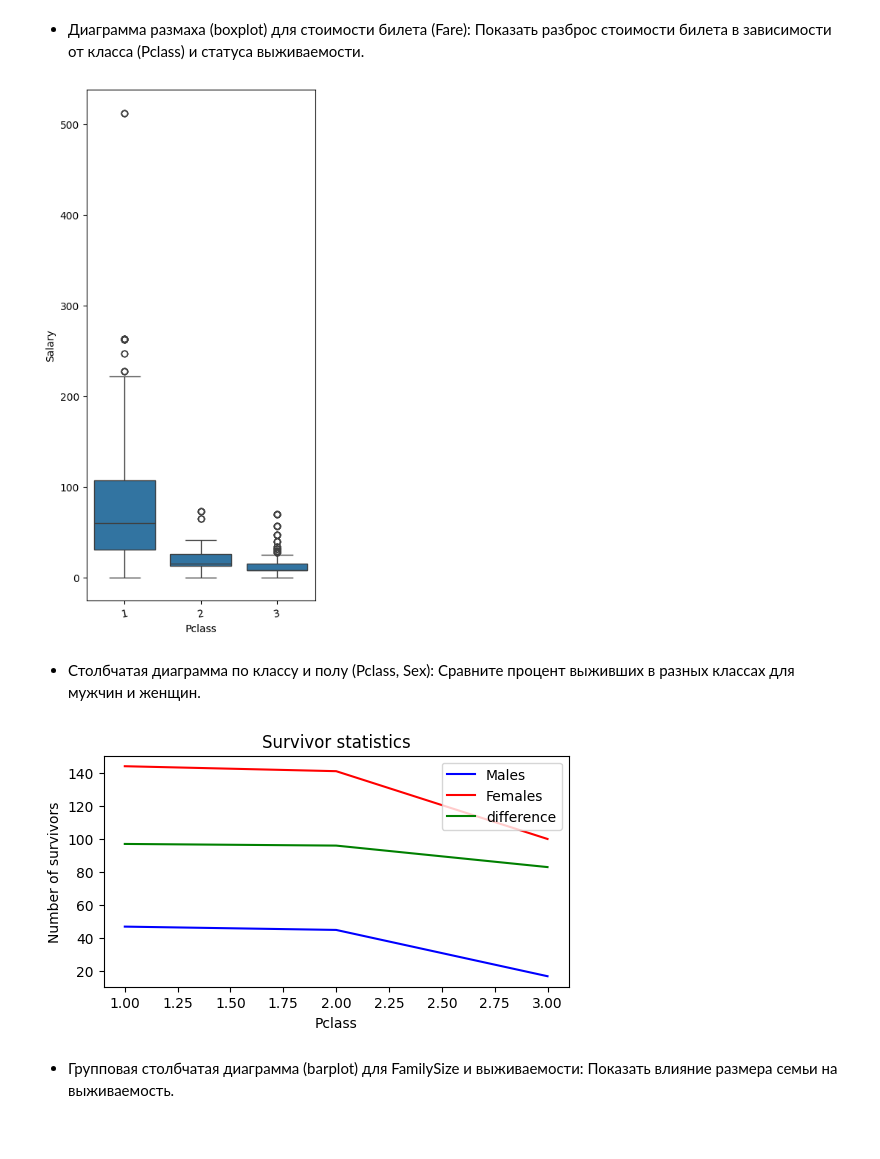
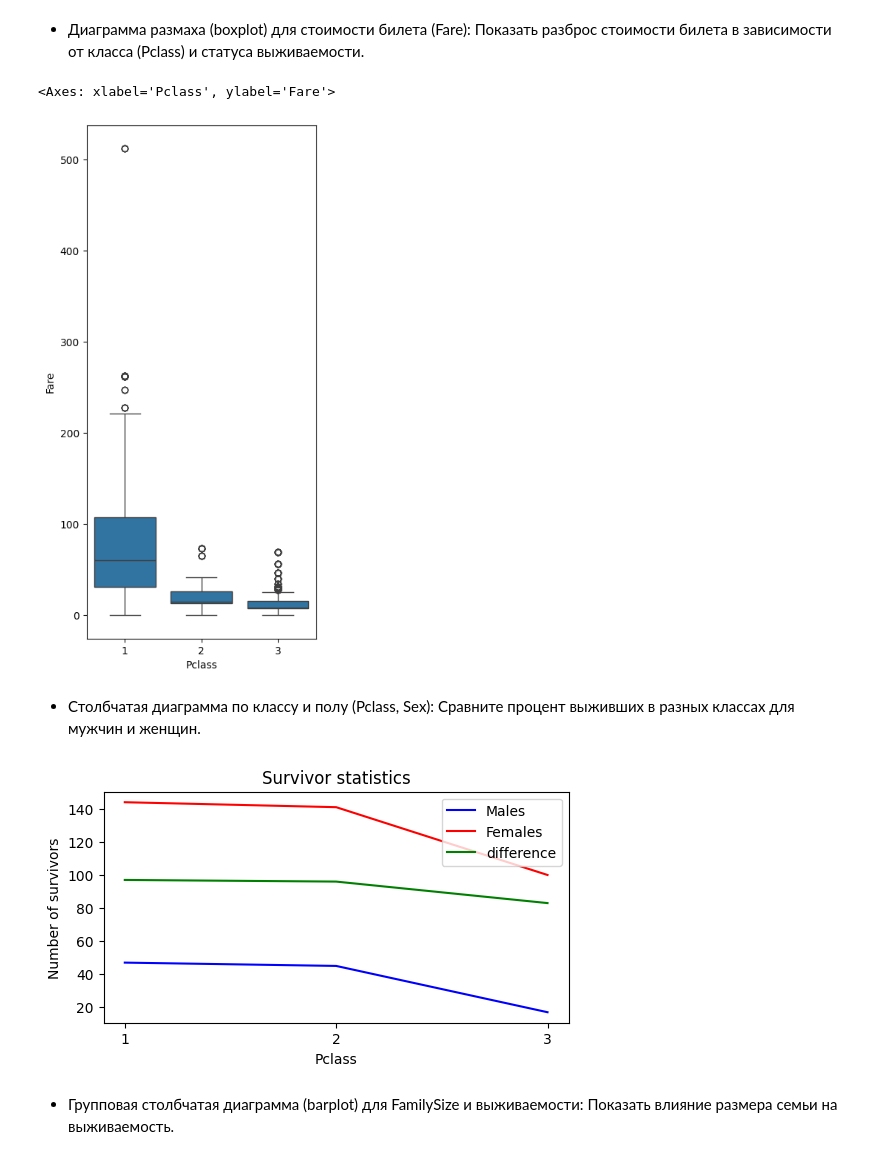
Before and after one commit to qurbonxojayev0755/titanic_project, a Jupyter notebook: lesson10.ipynb, the cells around one changed output. Saved outputs shown, nothing was run; the diff lists cells and outputs as text; code cells hidden in the pictures.

```diff
--- a/lesson10.ipynb
+++ b/lesson10.ipynb
@@ -464,7 +464,7 @@ all_df.head()
 • Создайте признак FamilySize на основе количества родственников на борту (SibSp и Parch).
 # %%
 sizes = []
-def f_df_contractions (index_i):
+def contractions_df (index_i):
     result= all_df[(all_df.SibSp==all_df.iloc[index_i].SibSp)&(all_df.Parch==all_df.iloc[index_i].Parch)&(all_df.Title==all_df.iloc[index_i].Title)].Name.value_counts().sum()
 
 
@@ -472,7 +472,7 @@ def f_df_contractions (index_i):
 
 
 for i in range(all_df.shape[0]):
-   sizes.append(f_df_contractions(i))
+   sizes.append(contractions_df(i))
 # %%
 FamilySize= pd.Series(sizes)
 # %%
@@ -488,13 +488,8 @@ all_df.head()
 | 4 | 5 | 0 | 3 | Allen, Mr. William Henry | Allen | 2 | 1 | 35 | 0 | 0 | ... |
 # %% [markdown]
 • Создайте бинарный признак IsAlone, указывающий, путешествовал ли пассажир один.
-# %%
-def f_isAlon(size):
-    if size==1:
-        return 1
-    else:
-        return 0
-all_df['IsAlone'] = all_df.FamilySize.map(lambda size: f_isAlon(size))
+# %%
+all_df['IsAlone'] = all_df.FamilySize.apply(lambda size: ( 1) if size==1 else  0)
 # %%
 all_df.head()
 # %% [output]
@@ -542,20 +537,12 @@ plt.show()
 # %% [markdown]
    - Диаграмма размаха (boxplot) для стоимости билета (Fare): Показать разброс стоимости билета в зависимости от класса (Pclass) и статуса выживаемости.
 # %%
-
-class_patterns= all_df.loc[: , ['Fare','Pclass']]
-class_patterns
-
-
 plt.figure(figsize=(4, 9))
 top_countries = all_df['Pclass'].value_counts().head(10).index
 sns.boxplot(data=all_df[all_df['Pclass'].isin(top_countries)], x='Pclass', y='Fare')
-plt.xlabel('Pclass')
-plt.ylabel('Salary')
-plt.xticks(rotation=10)
-plt.show()
 # %% [output]
+<Axes: xlabel='Pclass', ylabel='Fare'>
-[figure, old version]
+[figure, new version]
 # %% [markdown]
    - Столбчатая диаграмма по классу и полу (Pclass, Sex): Сравните процент выживших в разных классах для мужчин и женщин.
 # %%
@@ -569,17 +556,18 @@ df_difference=df_female_survived-df_male_survived
 # %%
 
 plt.figure(figsize=(6,3),dpi=100)
 plt.plot(a_pclass, df_male_survived,'b' ,label='Males' )
 plt.plot(a_pclass,df_female_survived,'r' ,label='Females' )
 plt.plot(a_pclass,df_difference,'g' ,label='difference' )
 plt.title("Survivor statistics")
 plt.xlabel("Pclass")
 plt.ylabel("Number of survivors")
+plt.xticks([1, 2, 3])
 
 plt.legend()
 plt.show()
 # %% [output]
-[figure, old version]
+[figure, new version]
 # %% [markdown]
 - Групповая столбчатая диаграмма (barplot) для FamilySize и выживаемости: Показать влияние размера семьи на выживаемость.
 # %%
```
Also changed, not shown: parts of 10 cells of this notebook.
